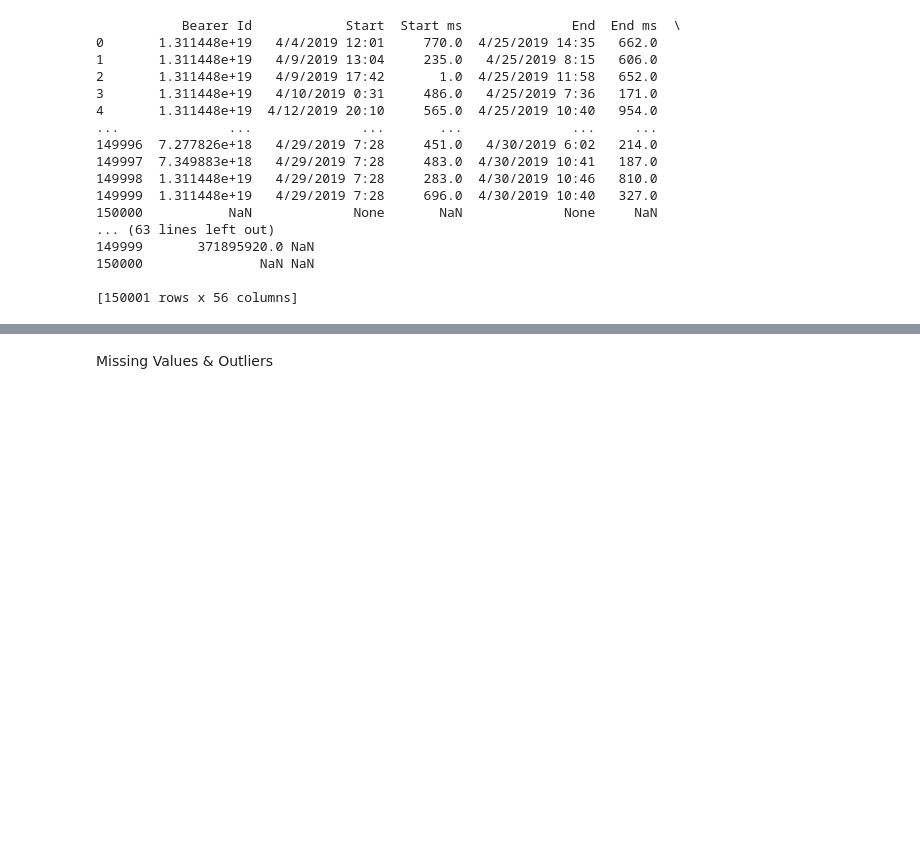
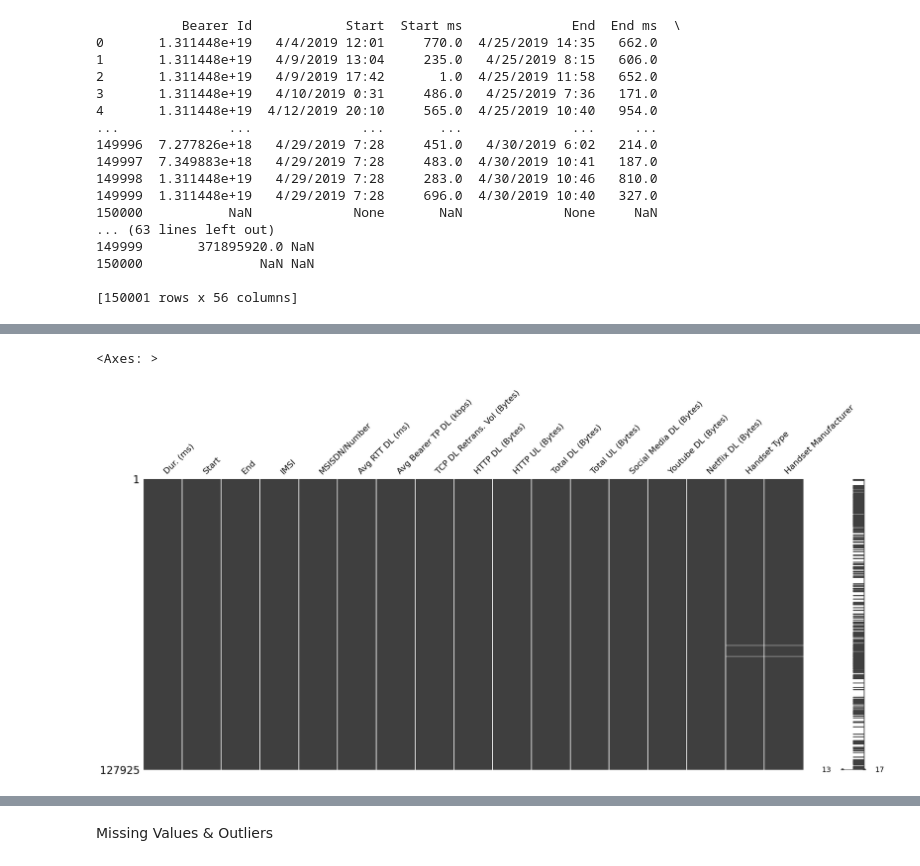
Before and after one commit to Abiy-Alemu/KAIM-Week-2, a Jupyter notebook: notebooks/overview_analysis.ipynb, the cells around one changed output, grey strips where cells are left out. Cells and saved outputs as stored; diff of their text form; code cells hidden in the pictures; blank space fills up the shorter version.

```diff
--- a/notebooks/overview_analysis.ipynb
+++ b/notebooks/overview_analysis.ipynb
@@ -87,0 +323,16 @@ print(df)
+# %%
+# Fill 'HTTP UL' and 'HTTP DL' with 0 (assuming missing values indicate no data transfer)
+data_cleaned['HTTP UL (Bytes)'].fillna(0, inplace=True)
+data_cleaned['HTTP DL (Bytes)'].fillna(0, inplace=True)
+
+# Fill 'TCP DL Retrans. Vol (Bytes)' using linear interpolation (useful if time-dependent)
+data_cleaned['TCP DL Retrans. Vol (Bytes)'].interpolate(method='linear', inplace=True)
+
+# Fill 'Avg RTT DL (ms)' with the median or use group-based imputation
+data_cleaned['Avg RTT DL (ms)'].fillna(data_cleaned['Avg RTT DL (ms)'].median(), inplace=True)
+# Fill IMSI and MSISDN/Number with placeholder values
+data_cleaned['IMSI'].fillna('Unknown_IMSI', inplace=True)
+data_cleaned['MSISDN/Number'].fillna('Unknown_MSISDN', inplace=True)
+# Check the remaining columns
+data_cleaned['Handset Type'].dropna()
+data_cleaned['Handset Manufacturer'].dropna()
@@ -87,0 +390,6 @@ print(df)
+# %%
+import missingno as msno
+msno.matrix(data_cleaned)
+# %% [output]
+<Axes: >
+[figure, added]
```
Also changed, not shown: parts of 28 cells of this notebook.
